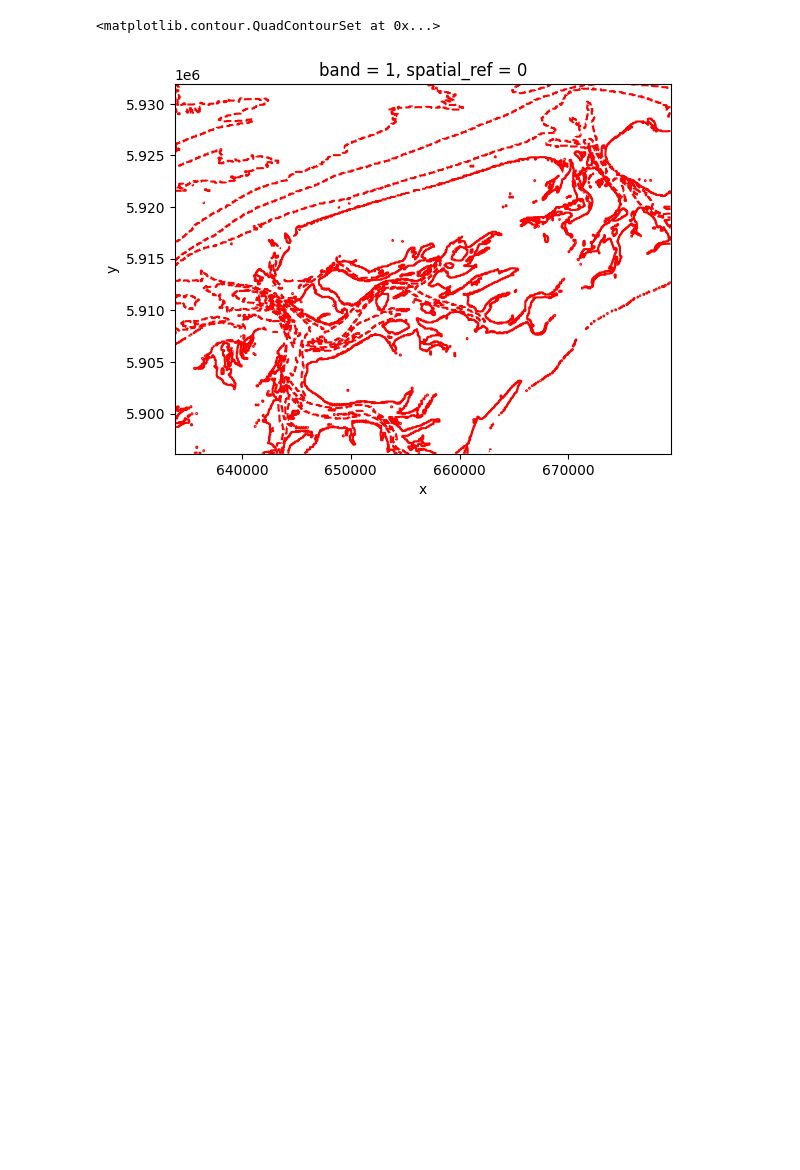
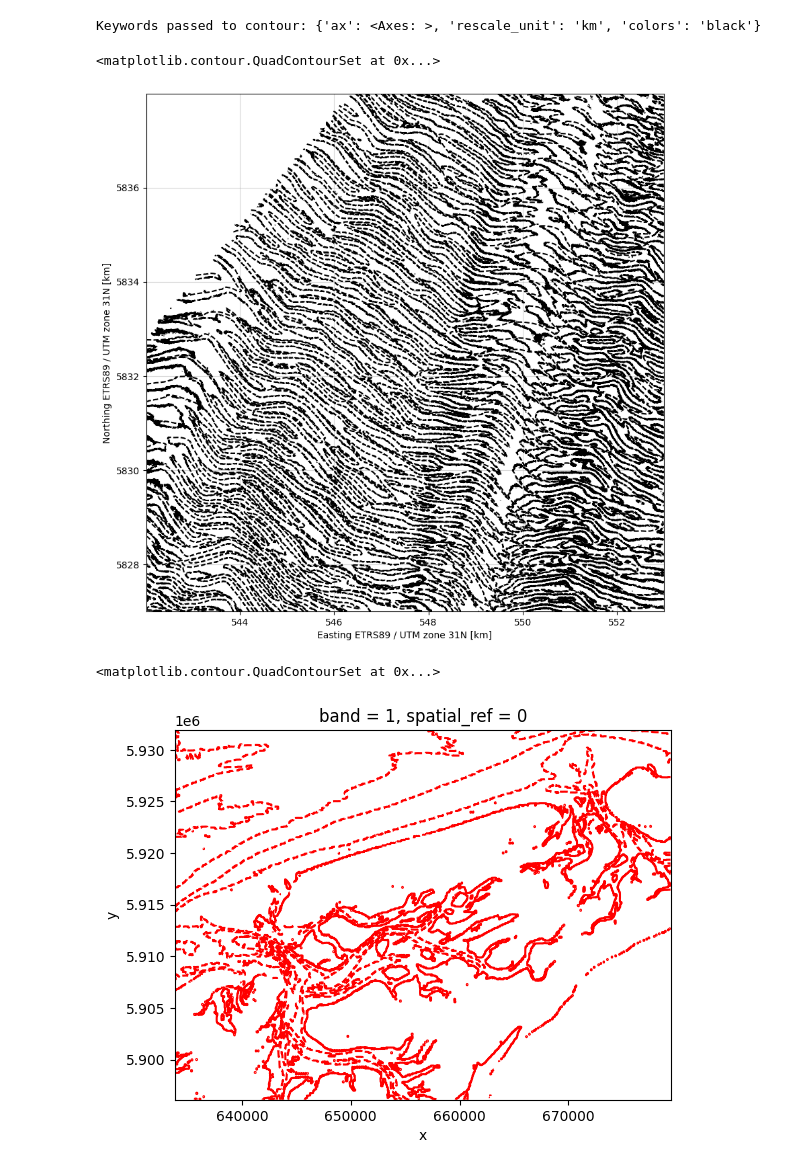
Before and after one commit to Ruben-White/resplotlib, a Jupyter notebook: notebooks/test.ipynb, the cells around one changed output. Saved outputs shown, nothing was run; the diff lists cells and outputs as text; code cells hidden in the pictures; blank space fills up the shorter version.

```diff
--- a/notebooks/test.ipynb
+++ b/notebooks/test.ipynb
@@ -29,6 +29,23 @@ da_bathymetry = rxr.open_rasterio(dir_path_data / "bathymetry.tif").squeeze()
 # ylim = (bounds[1], bounds[3])
 
 # gdf_lines = gdf_lines.iloc[::50]
+# %%
+import rioxarray as rxr
+
+grid = rxr.open_rasterio(
+    r"p:\archivedprojects\11207692-ce-morfo\02_scripts\05_Data\01_HistoricData\03_Ascii\AOI_1123\Dataset_20182019_bathy.asc"
+).squeeze()
+grid = grid.rio.write_crs("EPSG:25831")
+grid = grid.where(grid != -9999)
+grid.attrs["long_name"] = "x"
+grid.attrs["units"] = "m"
+
+fig, ax = rpc.subplots(1, 1, figsize=(10, 10))
+rpc.contour(grid, ax=ax, colors="black", style="none", show_kwargs=True)
+# %% [output]
+Keywords passed to contour: {'ax': <Axes: >, 'rescale_unit': 'km', 'colors': 'black'}
+<matplotlib.contour.QuadContourSet at 0x...>
+[figure, added]
 # %%
 da_bathymetry.plot.contour(colors="red", style="none")
 # %% [output]
```
Also changed, not shown: 7 other files.
